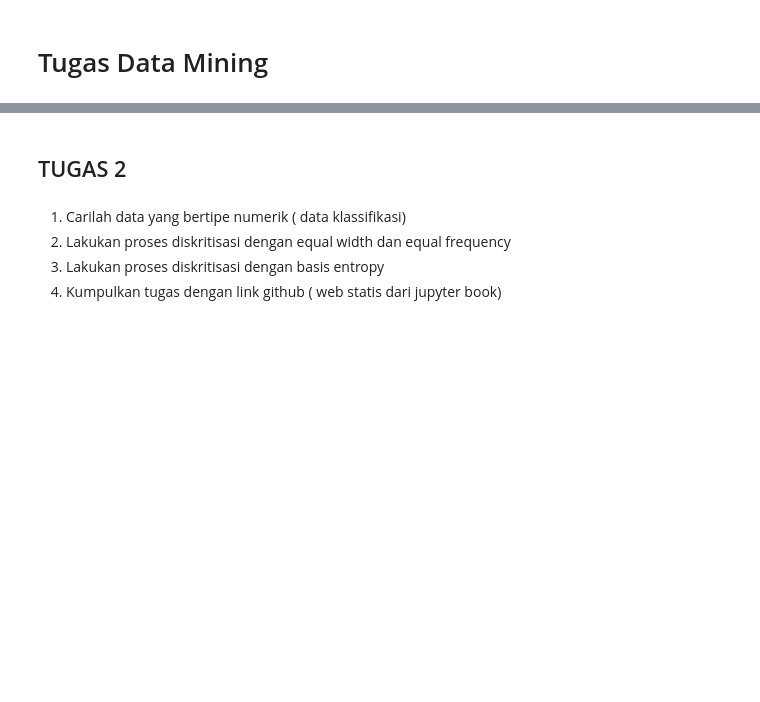
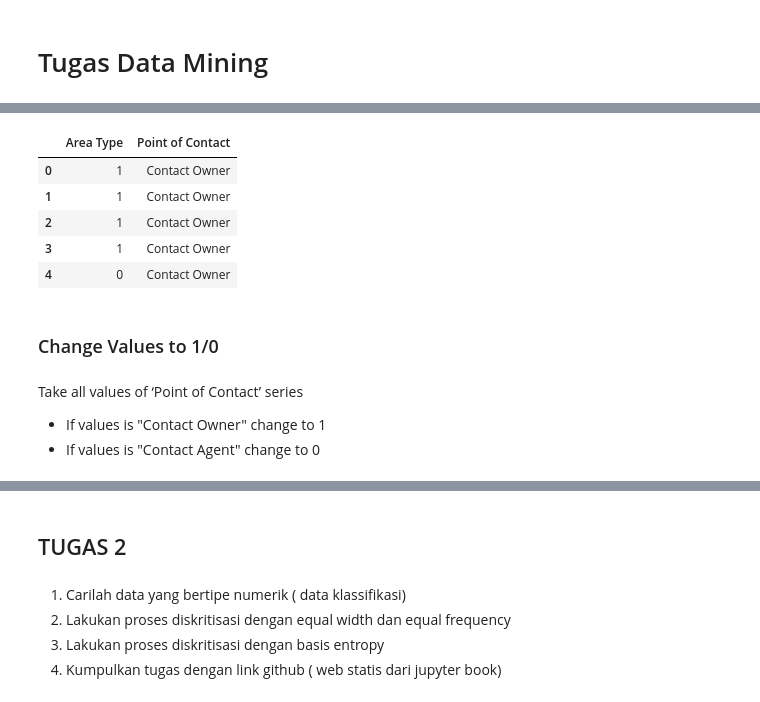
Before and after one commit to triasmidwi/Data-Mining, a Jupyter notebook: _sources/notebooks.ipynb, the cells around one changed output, grey strips where cells are left out. Saved outputs shown, nothing was run; the diff lists cells and outputs as text; code cells hidden in the pictures; blank space fills up the shorter version.

```diff
--- a/_sources/notebooks.ipynb
+++ b/_sources/notebooks.ipynb
@@ -31,0 +80,16 @@ with your book. For more information about this, see [the Jupyter Book documenta
+# %%
+dataset[["Area Type", "Point of Contact"]].head(5)
+# %% [output]
+|  | Area Type | Point of Contact |
+| 0 | 1 | Contact Owner |
+| 1 | 1 | Contact Owner |
+| 2 | 1 | Contact Owner |
+| 3 | 1 | Contact Owner |
+| 4 | 0 | Contact Owner |
+# %% [markdown]
+### Change Values to 1/0
+# %% [markdown]
+Take all values of ‘Point of Contact’ series
+
+*   If values is "Contact Owner" change to 1
+*   If values is "Contact Agent" change to 0
```
Also changed, not shown: parts of 42 cells of this notebook, 8 other files.
